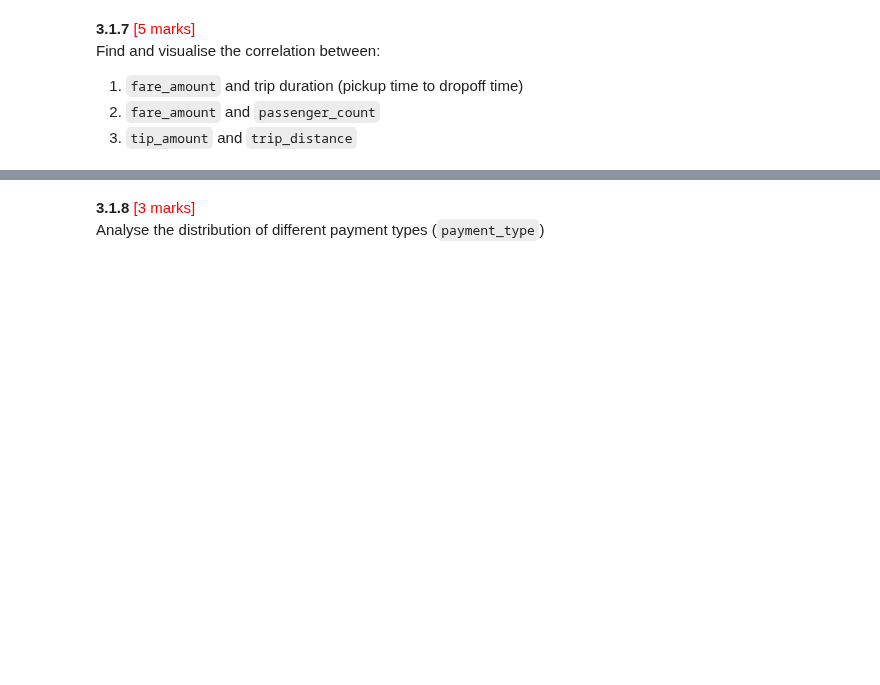
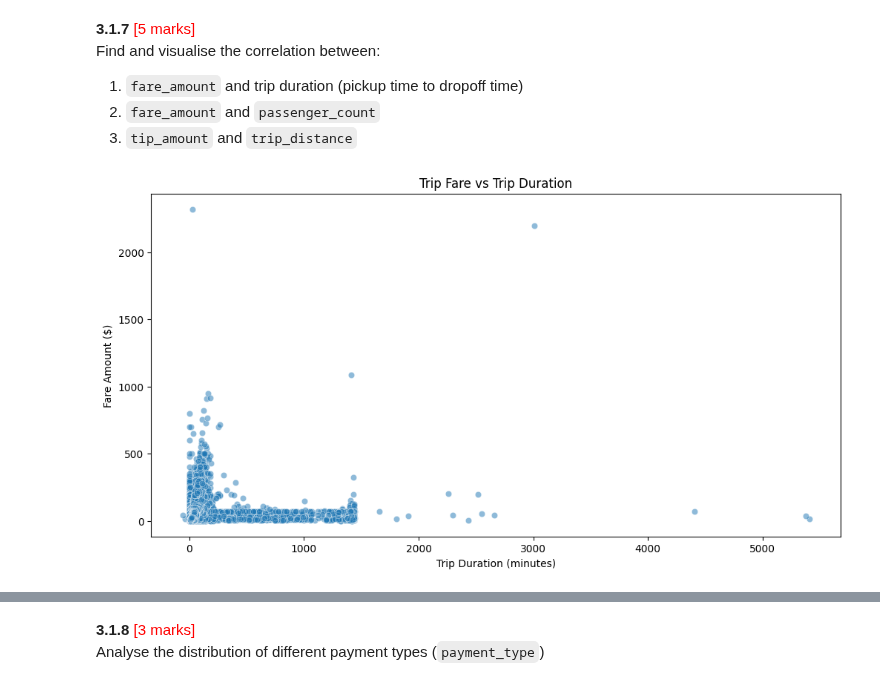
Before and after one commit to TalJa1/dc_practice, a Jupyter notebook: EDA_assignment/EDA_Assg_NYC_Taxi_Starter.ipynb, the cells around one changed output, grey strips where cells are left out. Cells and saved outputs as stored; diff of their text form; code cells hidden in the pictures; blank space fills up the shorter version.

```diff
--- a/EDA_assignment/EDA_Assg_NYC_Taxi_Starter.ipynb
+++ b/EDA_assignment/EDA_Assg_NYC_Taxi_Starter.ipynb
@@ -710,0 +737,13 @@ Find and visualise the correlation between:
+# %%
+# Show relationship between fare and trip duration
+# Create a new column for trip duration in minutes
+df_non_zero['trip_duration'] = (df_non_zero['tpep_dropoff_datetime'] - df_non_zero['tpep_pickup_datetime']).dt.total_seconds() / 60.0
+# Create a scatter plot of fare_amount vs trip_duration
+plt.figure(figsize=(12, 6))
+sns.scatterplot(data=df_non_zero, x='trip_duration', y='fare_amount', alpha=0.5)
+plt.title('Trip Fare vs Trip Duration')
+plt.xlabel('Trip Duration (minutes)')
+plt.ylabel('Fare Amount ($)')
+plt.show()
+# %% [output]
+[figure, added]
```
Also changed, not shown: parts of 11 cells of this notebook.
